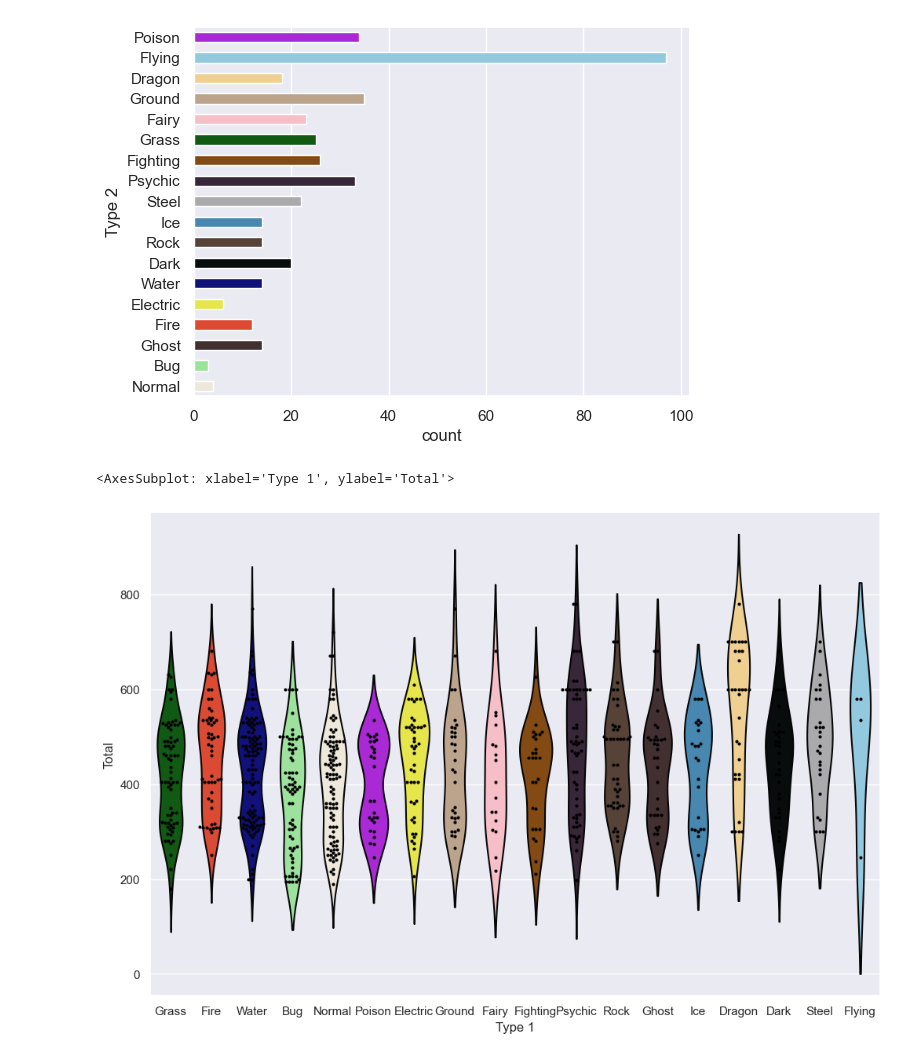
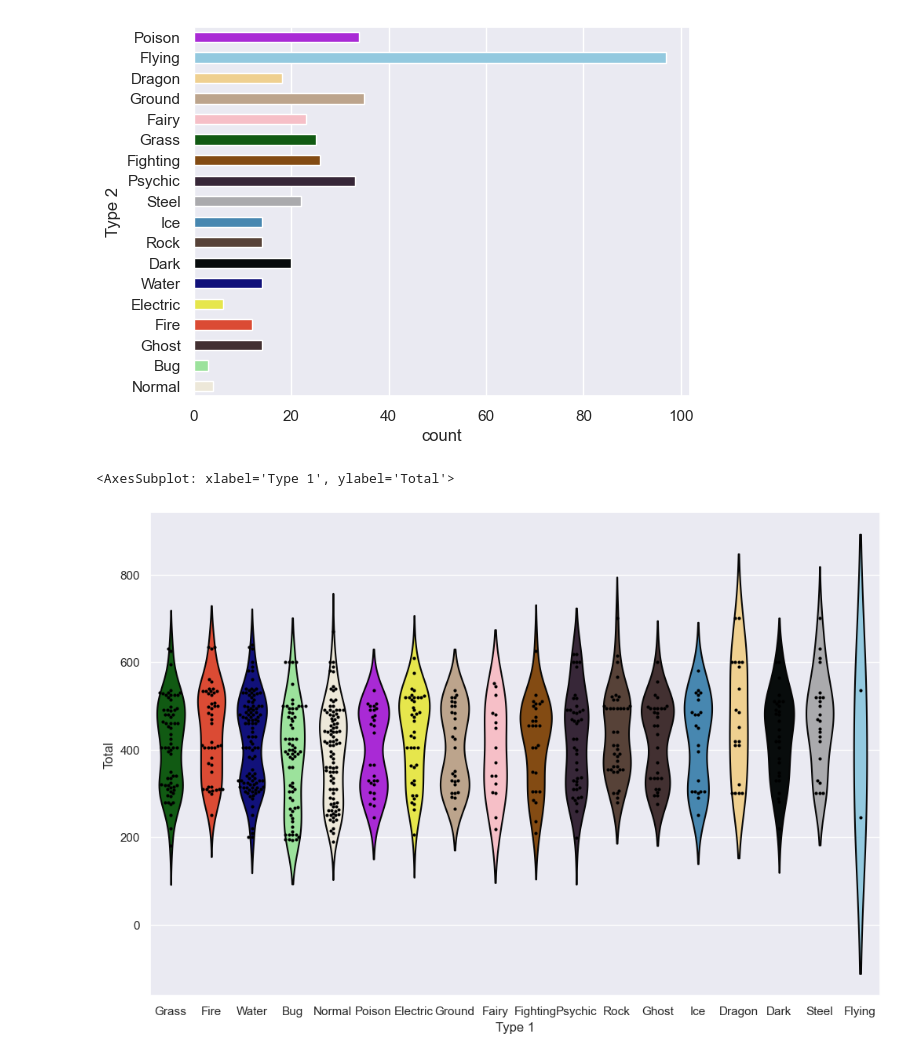
Before and after one commit to krustz/Pokemon_Type_Stat_Correlation, a Jupyter notebook: Correlations_Notebook.ipynb, the cells around one changed output. Cells and saved outputs as stored; diff of their text form; code cells hidden in the pictures.

Commit message:
Adding legendary filters to compare graphical differences

```diff
--- a/Correlations_Notebook.ipynb
+++ b/Correlations_Notebook.ipynb
@@ -26,9 +24,9 @@ sn.countplot(y=df["Type 2"], width = .5, palette=p)
 [figure]
 # %%
 plt.figure(figsize=(12,8))
-
-sn.swarmplot(x='Type 1', y= 'Total', data=df, color='#000000', size=3)
-sn.violinplot(x='Type 1', y= 'Total', data=df, palette=p, inner=None)
+notLegendary = df.query('Legendary == 0')
+sn.swarmplot(x='Type 1', y= 'Total', data=notLegendary, color='#000000', size=3)
+sn.violinplot(x='Type 1', y= 'Total', data=notLegendary, palette=p, inner=None)
 # %% [output]
 <AxesSubplot: xlabel='Type 1', ylabel='Total'>
-[figure, old version]
+[figure, new version]
```
Also changed, not shown: parts of 3 cells of this notebook.
